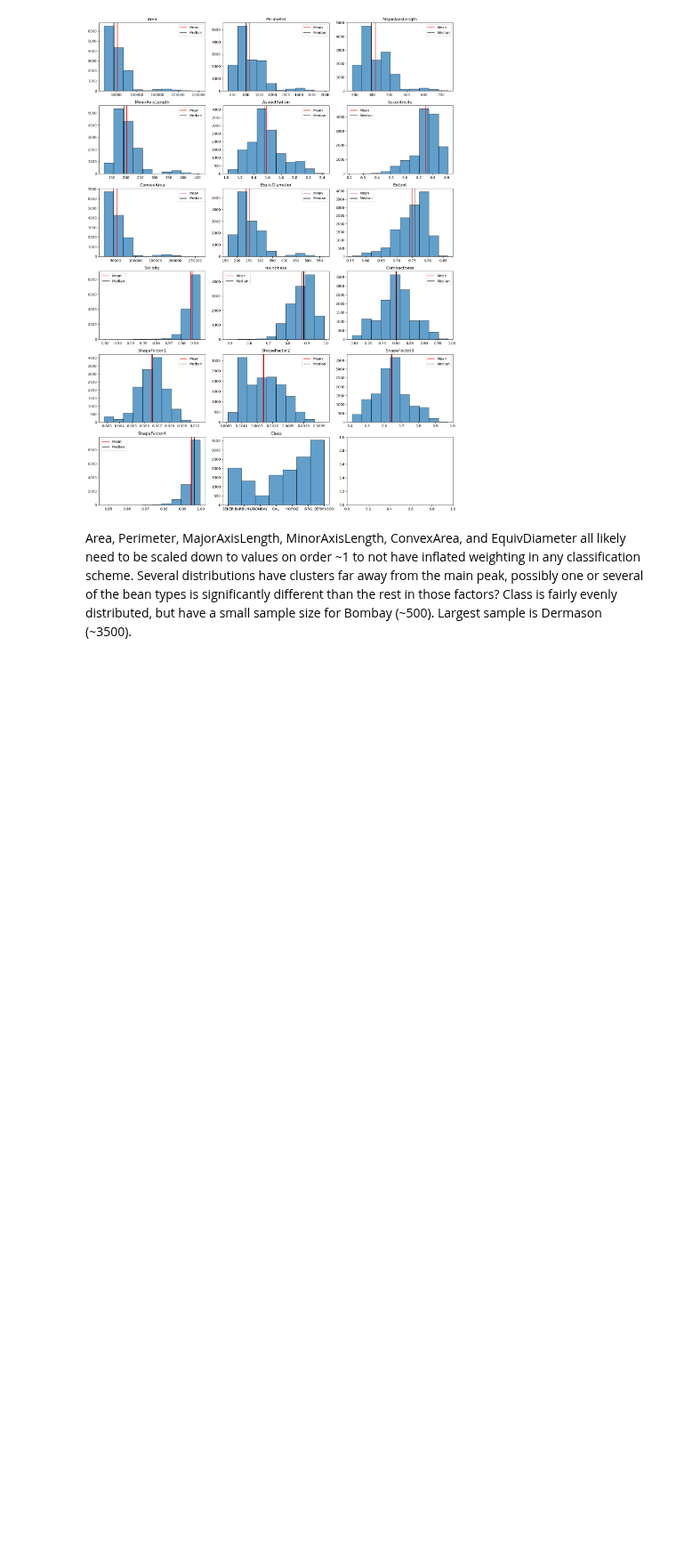
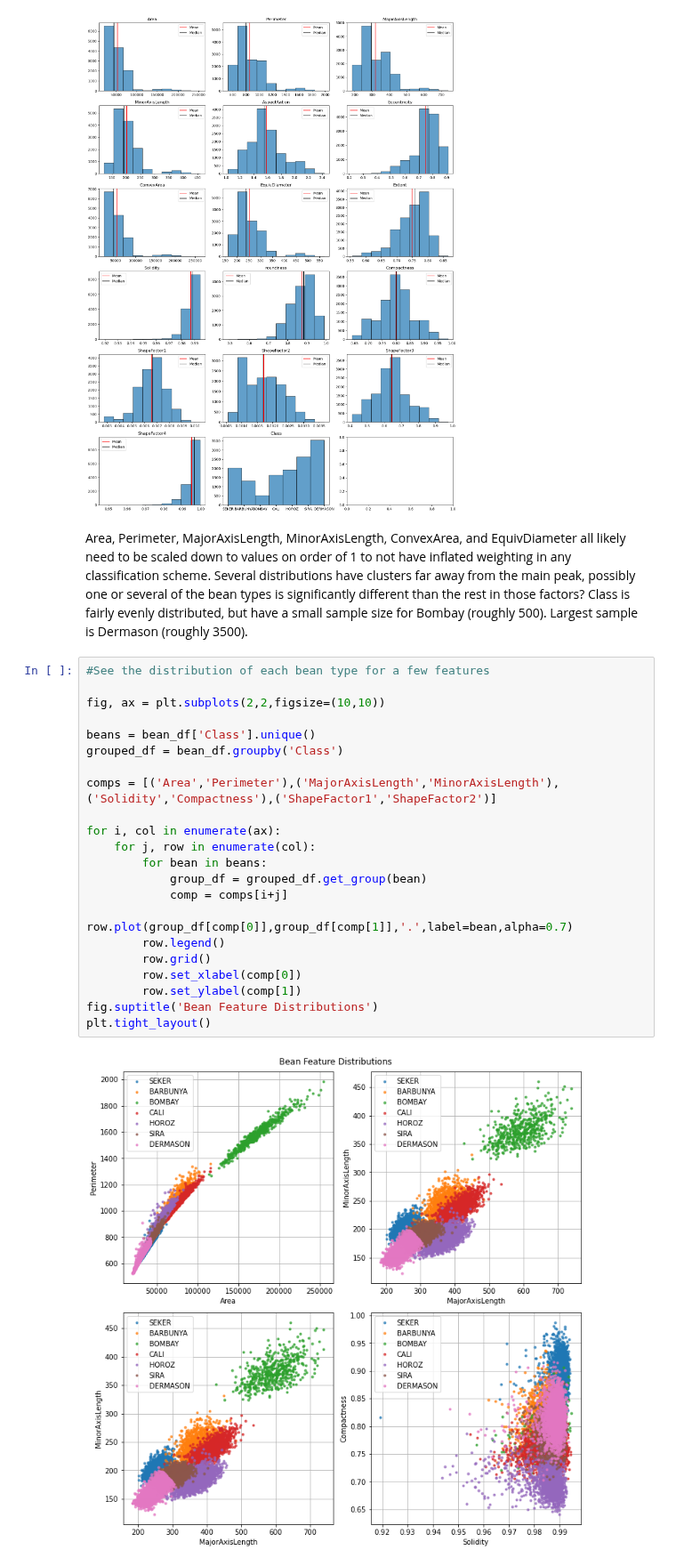
Before and after one commit to dougbrn/Towson, a Jupyter notebook: COSC757/assignment2/HW2_classification.ipynb, the cells around one changed output. Shown at 89% size. Drawn from its saved outputs; the diff is of its cells as text; blank space fills up the shorter version.

Commit message:
feature comps

```diff
--- a/COSC757/assignment2/HW2_classification.ipynb
+++ b/COSC757/assignment2/HW2_classification.ipynb
@@ -75,4 +75,28 @@ col_df
 | 15 | ShapeFactor4 | 0.995063 | 0.996386 | 0.004366 | 0.947687 | 0.999733 |
 [figure]
 # %% [markdown]
-Area, Perimeter, MajorAxisLength, MinorAxisLength, ConvexArea, and EquivDiameter all likely need to be scaled down to values on order ~1 to not have inflated weighting in any classification scheme. Several distributions have clusters far away from the main peak, possibly one or several of the bean types is significantly different than the rest in those factors? Class is fairly evenly distributed, but have a small sample size for Bombay (~500). Largest sample is Dermason (~3500).
+Area, Perimeter, MajorAxisLength, MinorAxisLength, ConvexArea, and EquivDiameter all likely need to be scaled down to values on order of 1 to not have inflated weighting in any classification scheme. Several distributions have clusters far away from the main peak, possibly one or several of the bean types is significantly different than the rest in those factors? Class is fairly evenly distributed, but have a small sample size for Bombay (roughly 500). Largest sample is Dermason (roughly 3500).
+# %%
+#See the distribution of each bean type for a few features
+
+fig, ax = plt.subplots(2,2,figsize=(10,10))
+
+beans = bean_df['Class'].unique()
+grouped_df = bean_df.groupby('Class')
+
+comps = [('Area','Perimeter'),('MajorAxisLength','MinorAxisLength'),('Solidity','Compactness'),('ShapeFactor1','ShapeFactor2')]
+
+for i, col in enumerate(ax):
+    for j, row in enumerate(col):
+        for bean in beans:
+            group_df = grouped_df.get_group(bean)
+            comp = comps[i+j]
+            row.plot(group_df[comp[0]],group_df[comp[1]],'.',label=bean,alpha=0.7)
+        row.legend()
+        row.grid()
+        row.set_xlabel(comp[0])
+        row.set_ylabel(comp[1])
+fig.suptitle('Bean Feature Distributions')
+plt.tight_layout()
+# %% [output]
+[figure, added]
```
